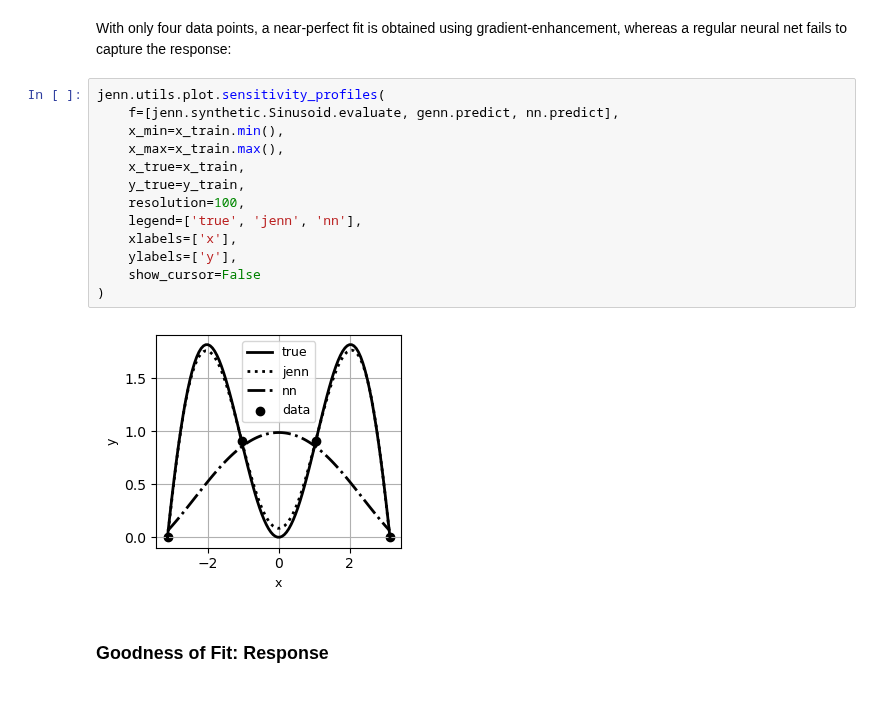
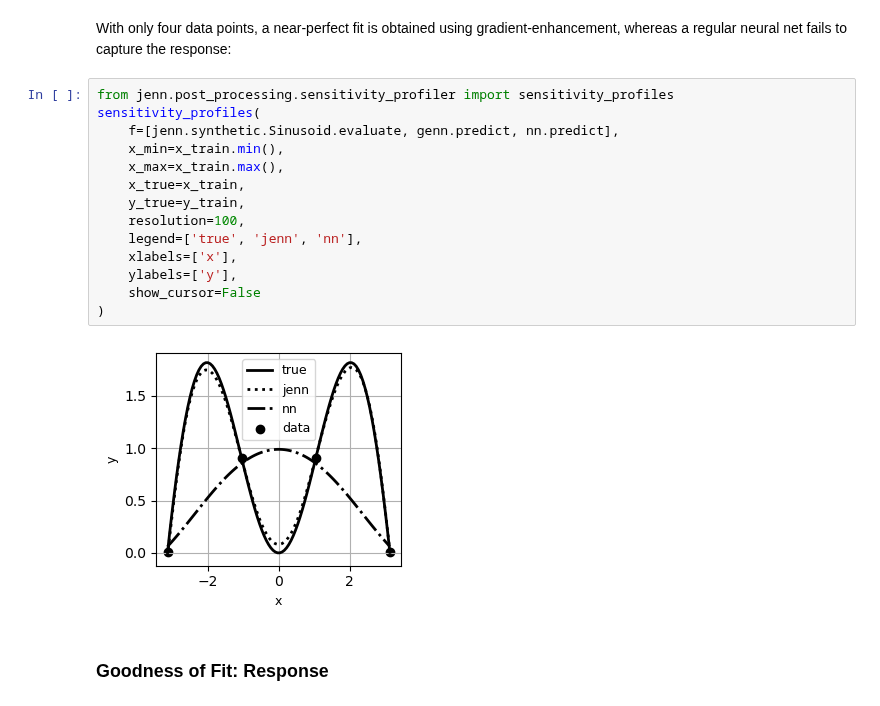
Before and after one commit to shb84/JENN, a Jupyter notebook: docs/examples/demo_1_sinusoid.ipynb, the cells around one changed output. Drawn from its saved outputs; the diff is of its cells as text.

Commit message:
#29: moved sensitivity profiler into post_processing

```diff
--- a/docs/examples/demo_1_sinusoid.ipynb
+++ b/docs/examples/demo_1_sinusoid.ipynb
@@ -71,20 +71,21 @@ Wall time: 79.8 ms
 # %% [markdown]
 With only four data points, a near-perfect fit is obtained using gradient-enhancement, whereas a regular neural net fails to capture the response:
 # %%
-jenn.utils.plot.sensitivity_profiles(
+from jenn.post_processing.sensitivity_profiler import sensitivity_profiles
+sensitivity_profiles(
     f=[jenn.synthetic.Sinusoid.evaluate, genn.predict, nn.predict],
     x_min=x_train.min(),
     x_max=x_train.max(),
     x_true=x_train,
     y_true=y_train,
     resolution=100,
     legend=['true', 'jenn', 'nn'],
     xlabels=['x'],
     ylabels=['y'],
     show_cursor=False
 )
 # %% [output]
-[figure, old version]
+[figure, new version]
 # %% [markdown]
 ### Goodness of Fit: Response
 # %%
```
Also changed, not shown: parts of 5 cells of this notebook, 7 other files.
